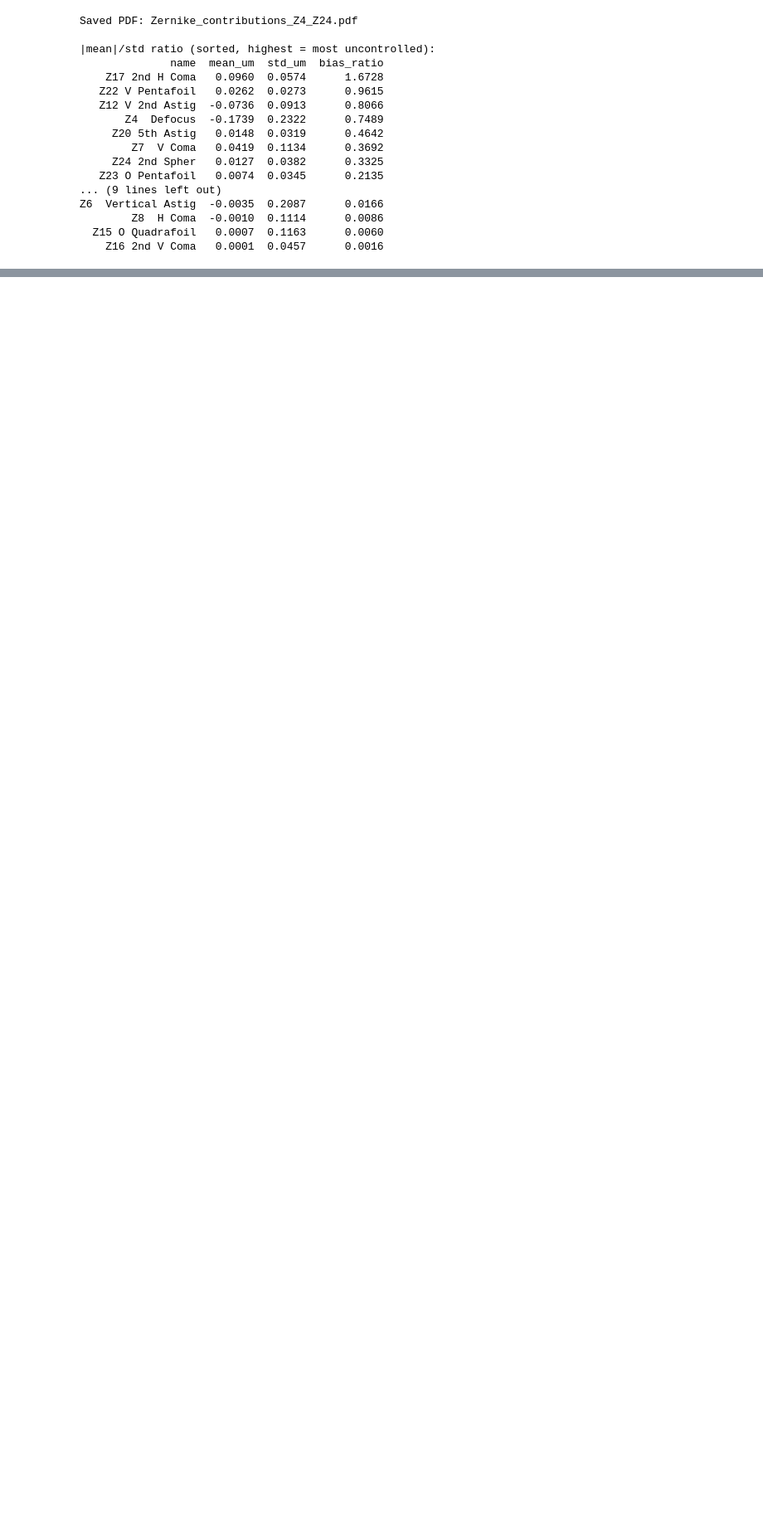
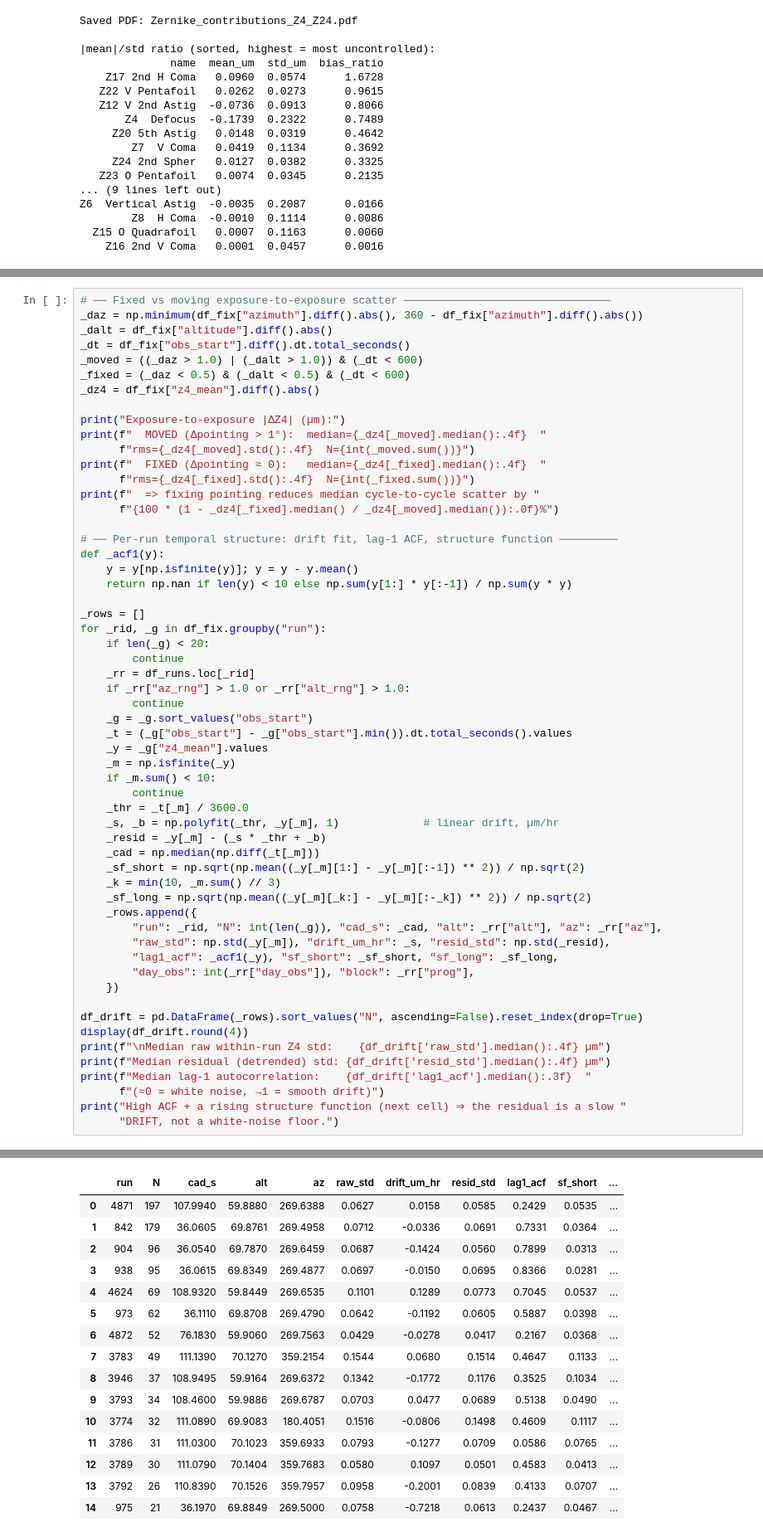
Before and after one commit to bstalder/notebooks, a Jupyter notebook: earlyoperations/optical_psf/MTAOS_Z4_Focus_Trends.ipynb, the cells around one changed output, grey strips where cells are left out. Shown at 83% size. Drawn from its saved outputs; the diff is of its cells as text; blank space fills up the shorter version.

```diff
--- a/earlyoperations/optical_psf/MTAOS_Z4_Focus_Trends.ipynb
+++ b/earlyoperations/optical_psf/MTAOS_Z4_Focus_Trends.ipynb
@@ -867,0 +963,58 @@ Z6  Vertical Astig  -0.0035  0.2087      0.0166
+# %%
+# ── Fixed vs moving exposure-to-exposure scatter ────────────────────────────────
+_daz = np.minimum(df_fix["azimuth"].diff().abs(), 360 - df_fix["azimuth"].diff().abs())
+_dalt = df_fix["altitude"].diff().abs()
+_dt = df_fix["obs_start"].diff().dt.total_seconds()
+_moved = ((_daz > 1.0) | (_dalt > 1.0)) & (_dt < 600)
+_fixed = (_daz < 0.5) & (_dalt < 0.5) & (_dt < 600)
+_dz4 = df_fix["z4_mean"].diff().abs()
+
+print("Exposure-to-exposure |ΔZ4| (µm):")
+print(f"  MOVED (Δpointing > 1°):  median={_dz4[_moved].median():.4f}  "
+      f"rms={_dz4[_moved].std():.4f}  N={int(_moved.sum())}")
+print(f"  FIXED (Δpointing ≈ 0):   median={_dz4[_fixed].median():.4f}  "
+      f"rms={_dz4[_fixed].std():.4f}  N={int(_fixed.sum())}")
+print(f"  => fixing pointing reduces median cycle-to-cycle scatter by "
+      f"{100 * (1 - _dz4[_fixed].median() / _dz4[_moved].median()):.0f}%")
+
+# ── Per-run temporal structure: drift fit, lag-1 ACF, structure function ─────────
+def _acf1(y):
+    y = y[np.isfinite(y)]; y = y - y.mean()
+    return np.nan if len(y) < 10 else np.sum(y[1:] * y[:-1]) / np.sum(y * y)
+
+_rows = []
+for _rid, _g in df_fix.groupby("run"):
+    if len(_g) < 20:
+        continue
+    _rr = df_runs.loc[_rid]
+    if _rr["az_rng"] > 1.0 or _rr["alt_rng"] > 1.0:
+        continue
+    _g = _g.sort_values("obs_start")
+    _t = (_g["obs_start"] - _g["obs_start"].min()).dt.total_seconds().values
+    _y = _g["z4_mean"].values
+    _m = np.isfinite(_y)
+    if _m.sum() < 10:
+        continue
+    _thr = _t[_m] / 3600.0
+    _s, _b = np.polyfit(_thr, _y[_m], 1)             # linear drift, µm/hr
+    _resid = _y[_m] - (_s * _thr + _b)
+    _cad = np.median(np.diff(_t[_m]))
+    _sf_short = np.sqrt(np.mean((_y[_m][1:] - _y[_m][:-1]) ** 2)) / np.sqrt(2)
+    _k = min(10, _m.sum() // 3)
+    _sf_long = np.sqrt(np.mean((_y[_m][_k:] - _y[_m][:-_k]) ** 2)) / np.sqrt(2)
+    _rows.append({
+        "run": _rid, "N": int(len(_g)), "cad_s": _cad, "alt": _rr["alt"], "az": _rr["az"],
+        "raw_std": np.std(_y[_m]), "drift_um_hr": _s, "resid_std": np.std(_resid),
+        "lag1_acf": _acf1(_y), "sf_short": _sf_short, "sf_long": _sf_long,
+        "day_obs": int(_rr["day_obs"]), "block": _rr["prog"],
+    })
+
+df_drift = pd.DataFrame(_rows).sort_values("N", ascending=False).reset_index(drop=True)
+display(df_drift.round(4))
+print(f"\nMedian raw within-run Z4 std:    {df_drift['raw_std'].median():.4f} µm")
+print(f"Median residual (detrended) std: {df_drift['resid_std'].median():.4f} µm")
+print(f"Median lag-1 autocorrelation:    {df_drift['lag1_acf'].median():.3f}  "
+      f"(≈0 = white noise, →1 = smooth drift)")
+print("High ACF + a rising structure function (next cell) ⇒ the residual is a slow "
+      "DRIFT, not a white-noise floor.")
+# %% [output]
@@ -867,0 +1025,16 @@ Z6  Vertical Astig  -0.0035  0.2087      0.0166
+|  | run | N | cad_s | alt | az | raw_std | drift_um_hr | resid_std | lag1_acf | sf_short | ... |
+| 0 | 4871 | 197 | 107.9940 | 59.8880 | 269.6388 | 0.0627 | 0.0158 | 0.0585 | 0.2429 | 0.0535 | ... |
+| 1 | 842 | 179 | 36.0605 | 69.8761 | 269.4958 | 0.0712 | -0.0336 | 0.0691 | 0.7331 | 0.0364 | ... |
+| 2 | 904 | 96 | 36.0540 | 69.7870 | 269.6459 | 0.0687 | -0.1424 | 0.0560 | 0.7899 | 0.0313 | ... |
+| 3 | 938 | 95 | 36.0615 | 69.8349 | 269.4877 | 0.0697 | -0.0150 | 0.0695 | 0.8366 | 0.0281 | ... |
+| 4 | 4624 | 69 | 108.9320 | 59.8449 | 269.6535 | 0.1101 | 0.1289 | 0.0773 | 0.7045 | 0.0537 | ... |
+| 5 | 973 | 62 | 36.1110 | 69.8708 | 269.4790 | 0.0642 | -0.1192 | 0.0605 | 0.5887 | 0.0398 | ... |
+| 6 | 4872 | 52 | 76.1830 | 59.9060 | 269.7563 | 0.0429 | -0.0278 | 0.0417 | 0.2167 | 0.0368 | ... |
+| 7 | 3783 | 49 | 111.1390 | 70.1270 | 359.2154 | 0.1544 | 0.0680 | 0.1514 | 0.4647 | 0.1133 | ... |
+| 8 | 3946 | 37 | 108.9495 | 59.9164 | 269.6372 | 0.1342 | -0.1772 | 0.1176 | 0.3525 | 0.1034 | ... |
+| 9 | 3793 | 34 | 108.4600 | 59.9886 | 269.6787 | 0.0703 | 0.0477 | 0.0689 | 0.5138 | 0.0490 | ... |
+| 10 | 3774 | 32 | 111.0890 | 69.9083 | 180.4051 | 0.1516 | -0.0806 | 0.1498 | 0.4609 | 0.1117 | ... |
+| 11 | 3786 | 31 | 111.0300 | 70.1023 | 359.6933 | 0.0793 | -0.1277 | 0.0709 | 0.0586 | 0.0765 | ... |
+| 12 | 3789 | 30 | 111.0790 | 70.1404 | 359.7683 | 0.0580 | 0.1097 | 0.0501 | 0.4583 | 0.0413 | ... |
+| 13 | 3792 | 26 | 110.8390 | 70.1526 | 359.7957 | 0.0958 | -0.2001 | 0.0839 | 0.4133 | 0.0707 | ... |
+| 14 | 975 | 21 | 36.1970 | 69.8849 | 269.5000 | 0.0758 | -0.7218 | 0.0613 | 0.2437 | 0.0467 | ... |
```
Also changed, not shown: parts of 10 cells of this notebook, 2 other files.
